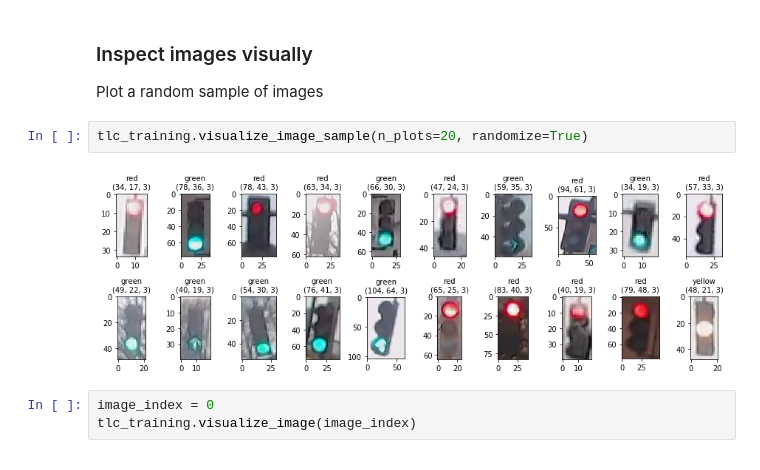
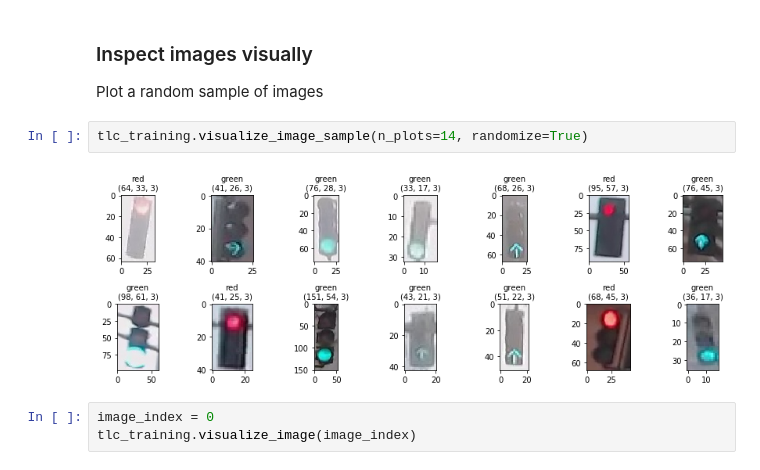
Before and after one commit to willhunt/traffic_light_classifier, a Jupyter notebook: notebook_traffic_light_classifier.ipynb, the cells around one changed output. Drawn from its saved outputs; the diff is of its cells as text.

```diff
--- a/notebook_traffic_light_classifier.ipynb
+++ b/notebook_traffic_light_classifier.ipynb
@@ -58,9 +58,9 @@ tlc_training = TrafficLightClassifier(IMAGE_LIST['training'])
 ### Inspect images visually
 Plot a random sample of images
 # %%
-tlc_training.visualize_image_sample(n_plots=20, randomize=True)
+tlc_training.visualize_image_sample(n_plots=14, randomize=True)
 # %% [output]
-[figure, old version]
+[figure, new version]
 # %%
 image_index = 0
 tlc_training.visualize_image(image_index)
```
Also changed, not shown: parts of 14 cells of this notebook, 1 other file.
